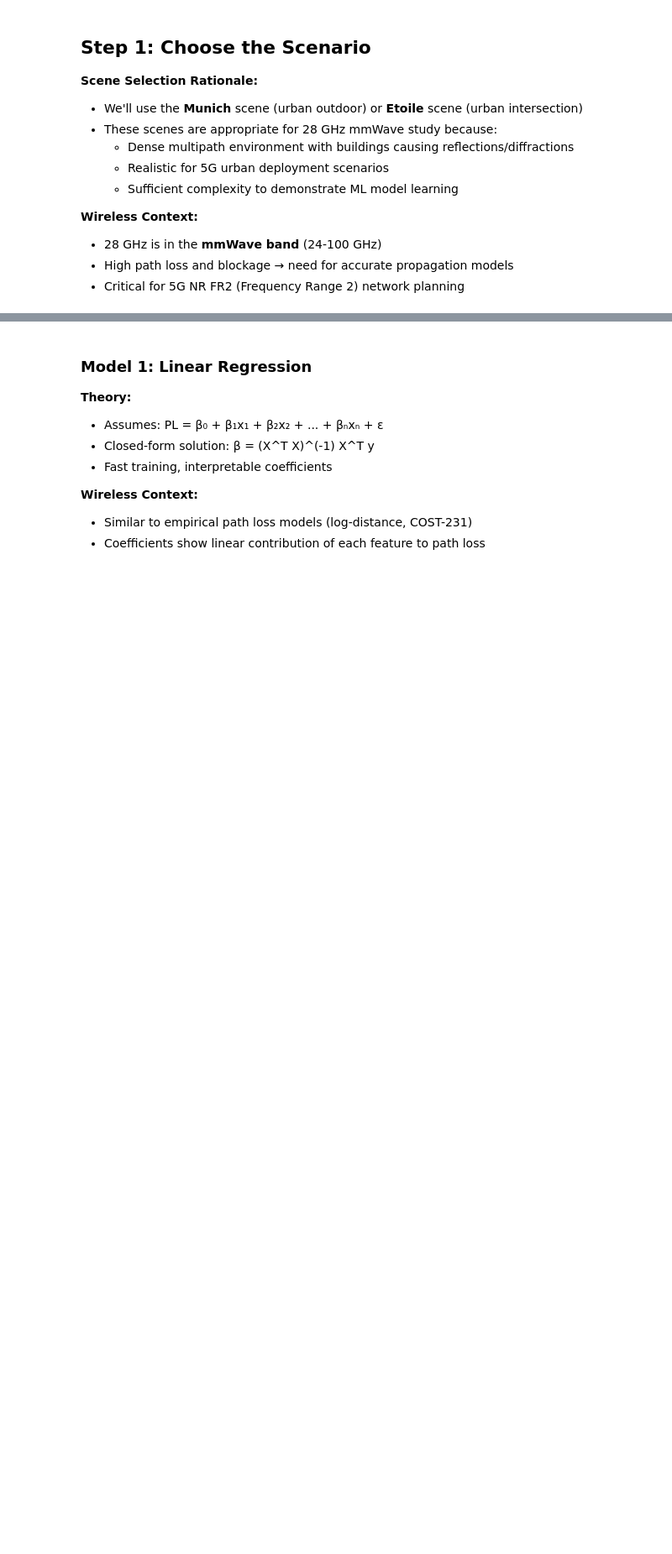
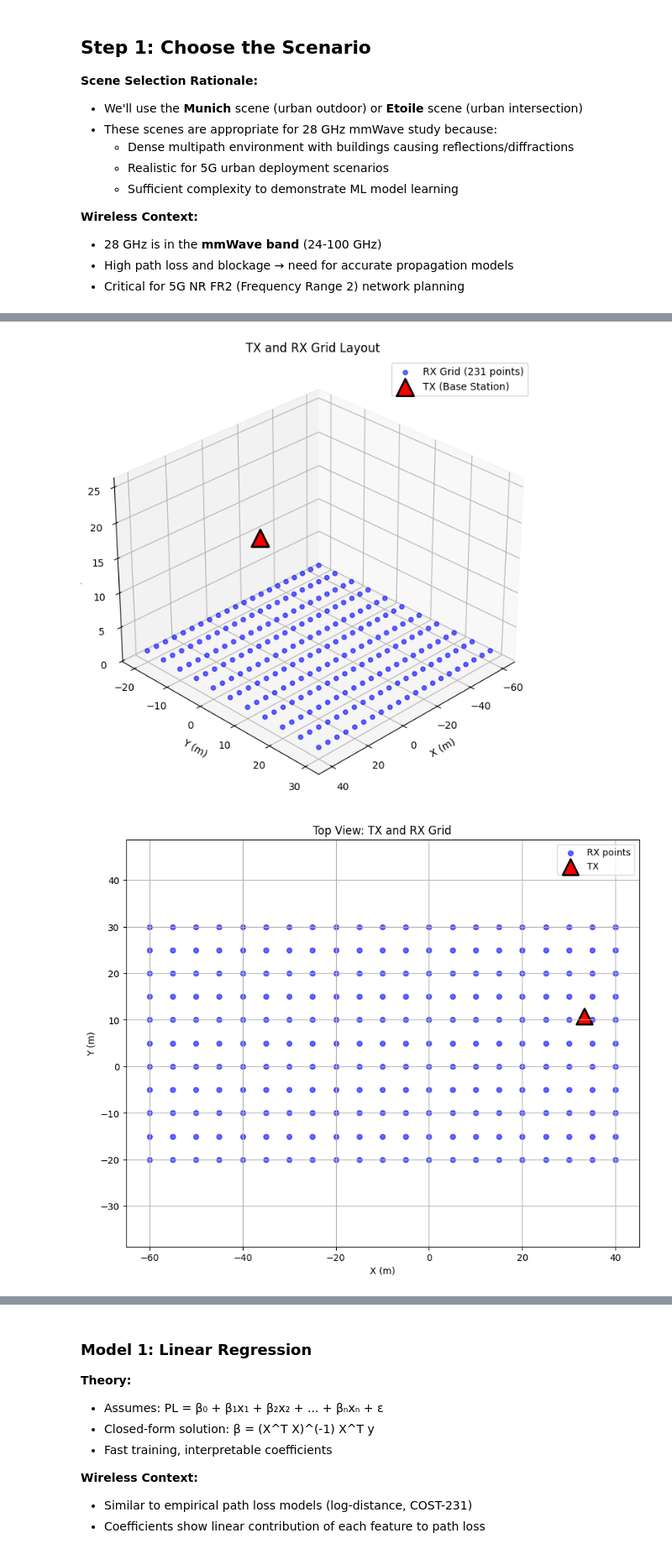
Before and after one commit to SaM27my/EE58009_ML_WC_Assinments, a Jupyter notebook: path_loss_prediction.ipynb, the cells around one changed output, grey strips where cells are left out. Shown at 84% size. Cells and saved outputs as stored; diff of their text form; code cells hidden in the pictures; blank space fills up the shorter version.

```diff
--- a/path_loss_prediction.ipynb
+++ b/path_loss_prediction.ipynb
@@ -468,0 +236,17 @@ print("Dataset saved to 'path_loss_dataset.csv'")
+# %%
+# For simple_street_canyon, let's define a reasonable coverage area
+# Based on the scene, we'll create a grid in the street area
+
+# Define grid boundaries (x, y coordinates)
+x_min, x_max = -60, 40   # Along street length
+y_min, y_max = -20, 30   # Across street width
+z_rx = 1.5               # Receiver height (typical user device height)
+
+# Grid spacing - using 5m for urban scene (as per assignment guidance)
+grid_spacing = 5.0  # meters
+
+print(f"RX Grid Configuration:")
+print(f"  X range: [{x_min}, {x_max}] m")
+print(f"  Y range: [{y_min}, {y_max}] m")
+print(f"  Z height: {z_rx} m (street level)")
+print(f"  Grid spacing: {grid_spacing} m")
@@ -468,0 +290,40 @@ print("Dataset saved to 'path_loss_dataset.csv'")
+# %%
+# Visualize TX and all RX positions
+fig = plt.figure(figsize=(12, 8))
+ax = fig.add_subplot(111, projection='3d')
+
+# Plot RX grid points
+ax.scatter(rx_positions[:, 0], rx_positions[:, 1], rx_positions[:, 2],
+           c='blue', s=20, alpha=0.6, label=f'RX Grid ({num_rx_points} points)')
+
+# Plot TX
+ax.scatter(tx_position[0], tx_position[1], tx_position[2],
+           c='red', s=300, marker='^', edgecolors='black', linewidths=2,
+           label='TX (Base Station)')
+
+ax.set_xlabel('X (m)')
+ax.set_ylabel('Y (m)')
+ax.set_zlabel('Z (m)')
+ax.set_title('TX and RX Grid Layout')
+ax.legend()
+ax.view_init(elev=30, azim=45)
+plt.grid(True)
+plt.show()
+
+# Also show top view
+fig2, ax2 = plt.subplots(figsize=(10, 8))
+ax2.scatter(rx_positions[:, 0], rx_positions[:, 1],
+            c='blue', s=30, alpha=0.6, label='RX points')
+ax2.scatter(tx_position[0], tx_position[1],
+            c='red', s=300, marker='^', edgecolors='black', linewidths=2,
+            label='TX')
+ax2.set_xlabel('X (m)')
+ax2.set_ylabel('Y (m)')
+ax2.set_title('Top View: TX and RX Grid')
+ax2.legend()
+ax2.grid(True)
+ax2.axis('equal')
+plt.show()
+# %% [output]
+[figure, added]
+[figure, added]
```
Also changed, not shown: parts of 40 cells of this notebook.
